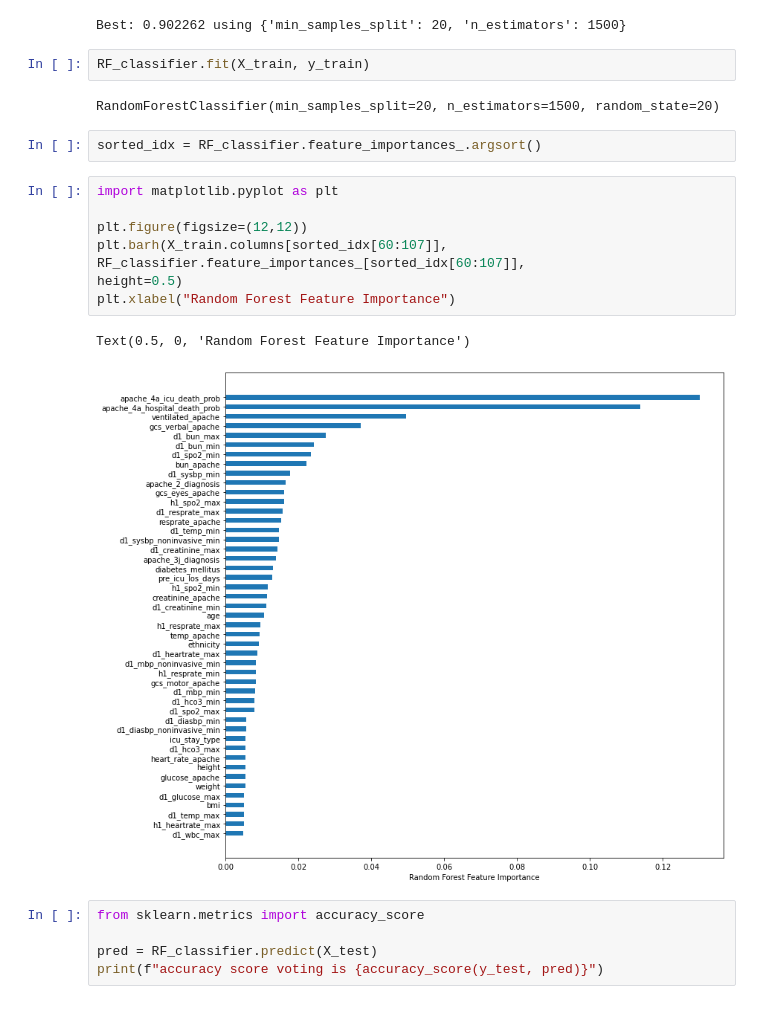
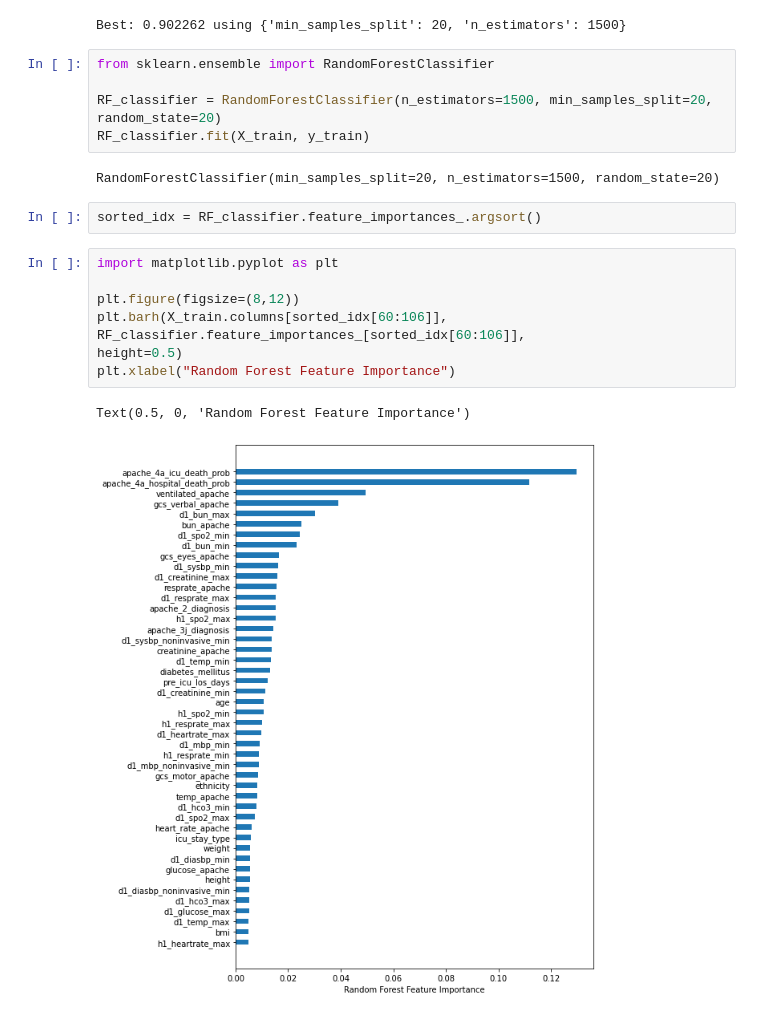
Before and after one commit to siddiqua102/scientific.prog, a Jupyter notebook: notebook.ipynb, the cells around one changed output. Saved outputs shown, nothing was run; the diff lists cells and outputs as text.

```diff
--- a/notebook.ipynb
+++ b/notebook.ipynb
@@ -599,27 +607,25 @@ RF_classifier = RandomForestClassifier(n_estimators=grid_result.best_params_['n_
                 random_state=20)
 # %% [output]
 Best: 0.902262 using {'min_samples_split': 20, 'n_estimators': 1500}
-# %%
-RF_classifier.fit(X_train, y_train)
-# %% [output]
-RandomForestClassifier(min_samples_split=20, n_estimators=1500, random_state=20)
+# %%
+from sklearn.ensemble import RandomForestClassifier
+
+RF_classifier = RandomForestClassifier(n_estimators=1500, min_samples_split=20, random_state=20)
+RF_classifier.fit(X_train, y_train)
+# %% [output]
+RandomForestClassifier(min_samples_split=20, n_estimators=1500, random_state=20)
 # %%
 sorted_idx = RF_classifier.feature_importances_.argsort()
 # %%
 import matplotlib.pyplot as plt
 
-plt.figure(figsize=(12,12))
-plt.barh(X_train.columns[sorted_idx[60:107]], RF_classifier.feature_importances_[sorted_idx[60:107]],
+plt.figure(figsize=(8,12))
+plt.barh(X_train.columns[sorted_idx[60:106]], RF_classifier.feature_importances_[sorted_idx[60:106]],
 height=0.5)
 plt.xlabel("Random Forest Feature Importance")
 # %% [output]
 Text(0.5, 0, 'Random Forest Feature Importance')
-[figure, old version]
+[figure, new version]
-# %%
-from sklearn.metrics import accuracy_score
-
-pred = RF_classifier.predict(X_test)
-print(f"accuracy score voting is {accuracy_score(y_test, pred)}")
 # %%
 prob = RF_classifier.predict_proba(unlabeled)[:,1]
 
```
Also changed, not shown: parts of 22 cells of this notebook, 23 other files.
